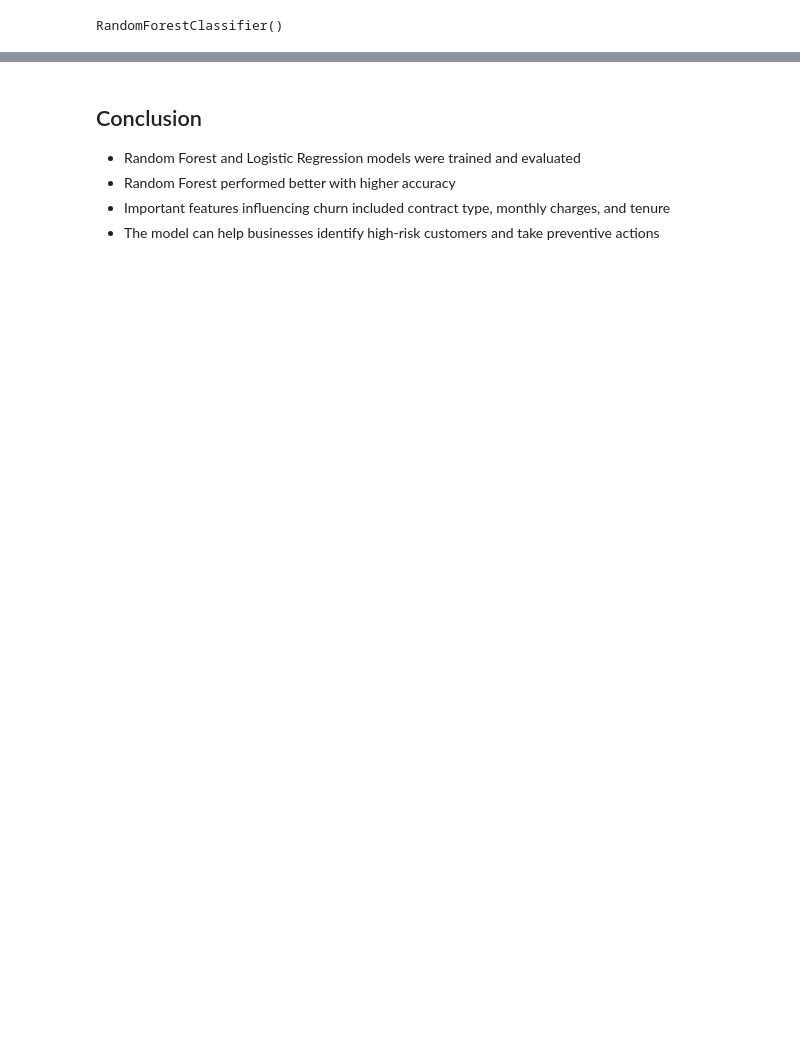
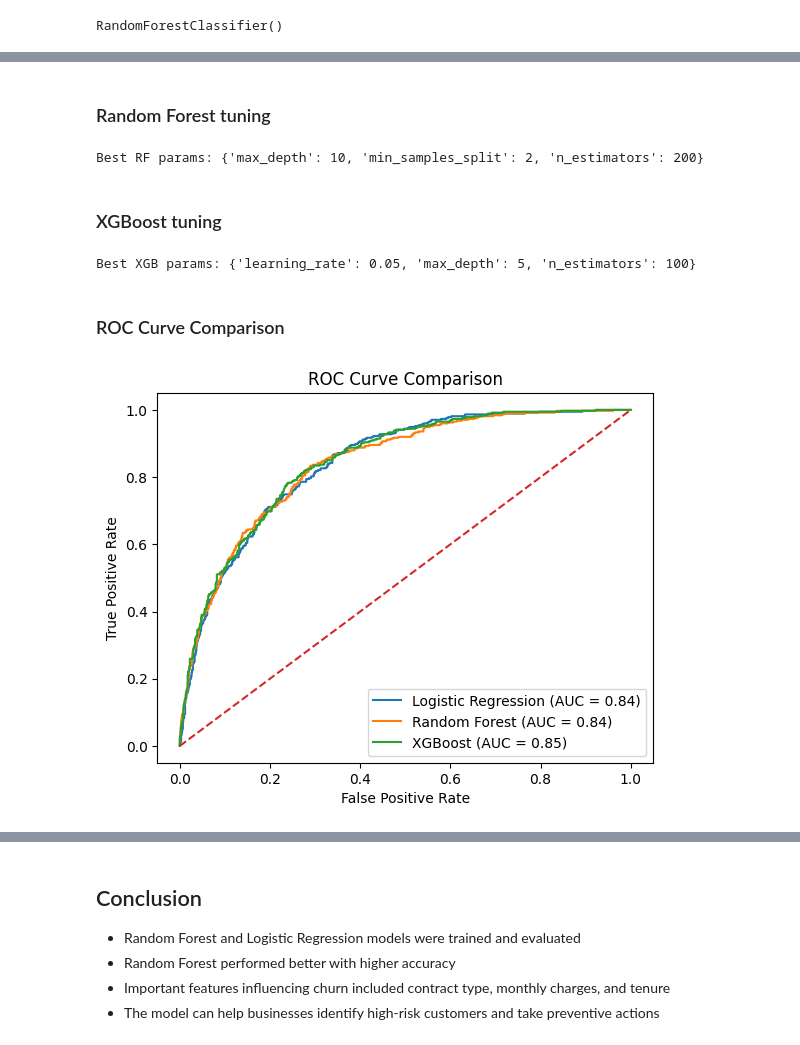
Before and after one commit to ezzatowski/churn-prediction, a Jupyter notebook: Telco Customer Notebook.ipynb, the cells around one changed output, grey strips where cells are left out. Drawn from its saved outputs; the diff is of its cells as text; code cells hidden in the pictures; blank space fills up the shorter version.

```diff
--- a/Telco Customer Notebook.ipynb
+++ b/Telco Customer Notebook.ipynb
@@ -128,0 +311,77 @@ I compared Random Forest with Logistic Regression and selected the better-perfor
+# %% [markdown]
+### Random Forest tuning
+# %%
+from sklearn.ensemble import RandomForestClassifier
+
+rf_param_grid = {
+    "n_estimators": [100, 200],
+    "max_depth": [5, 10, None],
+    "min_samples_split": [2, 5]
+}
+
+rf_grid = GridSearchCV(
+    RandomForestClassifier(random_state=42),
+    rf_param_grid,
+    cv=3,
+    scoring="f1"
+)
+
+rf_grid.fit(X_train, y_train)
+
+best_rf = rf_grid.best_estimator_
+print("Best RF params:", rf_grid.best_params_)
+# %% [output]
+Best RF params: {'max_depth': 10, 'min_samples_split': 2, 'n_estimators': 200}
+# %% [markdown]
+### XGBoost tuning
+# %%
+from xgboost import XGBClassifier
+
+xgb_param_grid = {
+    "n_estimators": [100, 200],
+    "max_depth": [3, 5, 7],
+    "learning_rate": [0.05, 0.1]
+}
+
+xgb_grid = GridSearchCV(
+    XGBClassifier(eval_metric="logloss", random_state=42),
+    xgb_param_grid,
+    cv=3,
+    scoring="f1"
+)
+
+xgb_grid.fit(X_train, y_train)
+
+best_xgb = xgb_grid.best_estimator_
+print("Best XGB params:", xgb_grid.best_params_)
+# %% [output]
+Best XGB params: {'learning_rate': 0.05, 'max_depth': 5, 'n_estimators': 100}
+# %% [markdown]
+### ROC Curve Comparison
+# %%
+from sklearn.metrics import roc_curve, auc
+import matplotlib.pyplot as plt
+
+models = {
+    "Logistic Regression": best_lr,
+    "Random Forest": best_rf,
+    "XGBoost": best_xgb
+}
+
+plt.figure()
+
+for name, model in models.items():
+    y_prob = model.predict_proba(X_test)[:, 1]
+    fpr, tpr, _ = roc_curve(y_test, y_prob)
+    roc_auc = auc(fpr, tpr)
+
+    plt.plot(fpr, tpr, label=f"{name} (AUC = {roc_auc:.2f})")
+
+plt.plot([0, 1], [0, 1], linestyle="--")
+plt.xlabel("False Positive Rate")
+plt.ylabel("True Positive Rate")
+plt.title("ROC Curve Comparison")
+plt.legend()
+plt.show()
+# %% [output]
+[figure, added]
```
Also changed, not shown: parts of 40 cells of this notebook, 1 other file.
